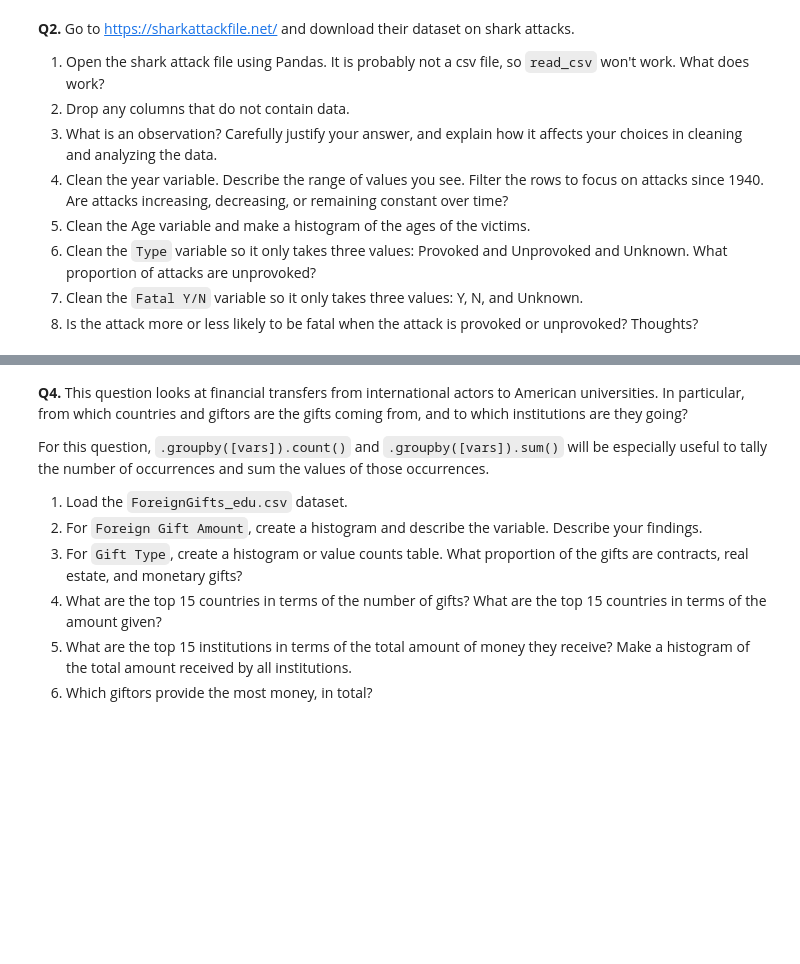
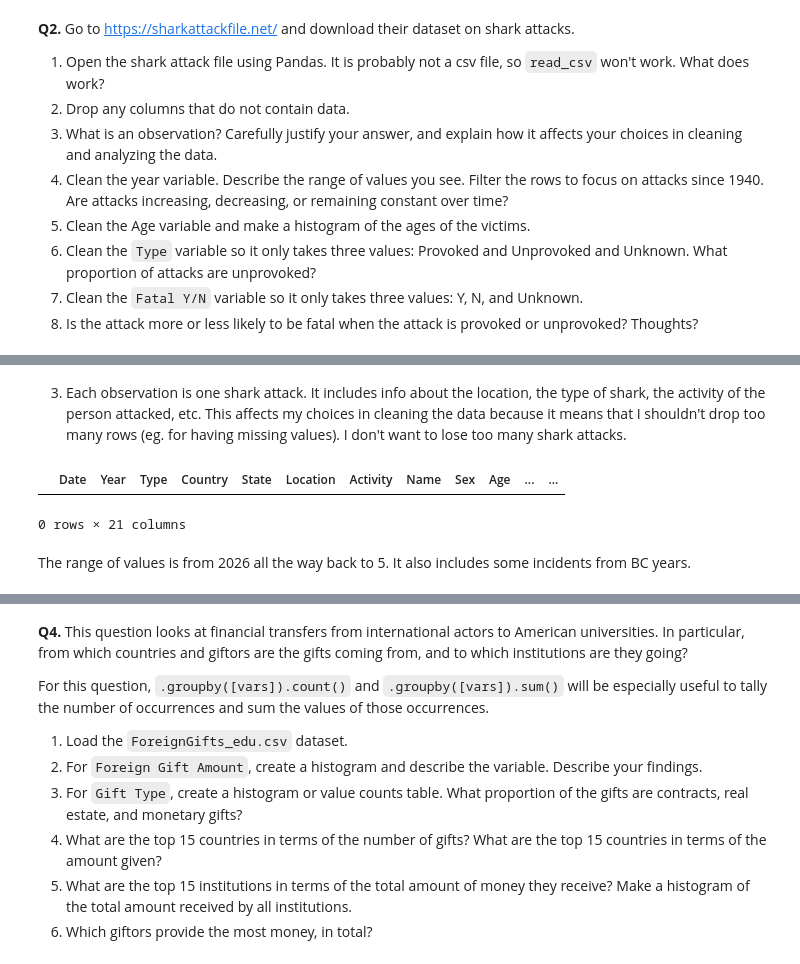
Before and after one commit to syd-nguyen/ds3021-assignments, a Jupyter notebook: assignments/01_assignment_wrangling_and_eda.ipynb, the cells around one changed output, grey strips where cells are left out. Cells and saved outputs as stored; diff of their text form; code cells hidden in the pictures; blank space fills up the shorter version.

```diff
--- a/assignments/01_assignment_wrangling_and_eda.ipynb
+++ b/assignments/01_assignment_wrangling_and_eda.ipynb
@@ -92,0 +112,16 @@ np.int64(0)
+# %% [markdown]
+3. Each observation is one shark attack. It includes info about the location, the type of shark, the activity of the person attacked, etc. This affects my choices in cleaning the data because it means that I shouldn't drop too many rows (eg. for having missing values). I don't want to lose too many shark attacks.
+# %%
+# 4
+
+# code to find weird things
+SHARKS['Year'].unique() # weird years are 77, 5, and 0
+yearIsZero = SHARKS[SHARKS['Year'] == 0]
+yearIsZero = yearIsZero[yearIsZero['Date'].str.contains('B')]
+yearIsZero = yearIsZero[yearIsZero['Date'].str.contains('C')]
+yearIsZero
+# %% [output]
+|  | Date | Year | Type | Country | State | Location | Activity | Name | Sex | Age | ... | ... |
+0 rows × 21 columns
+# %% [markdown]
+The range of values is from 2026 all the way back to 5. It also includes some incidents from BC years.
```
Also changed, not shown: parts of 7 cells of this notebook.
